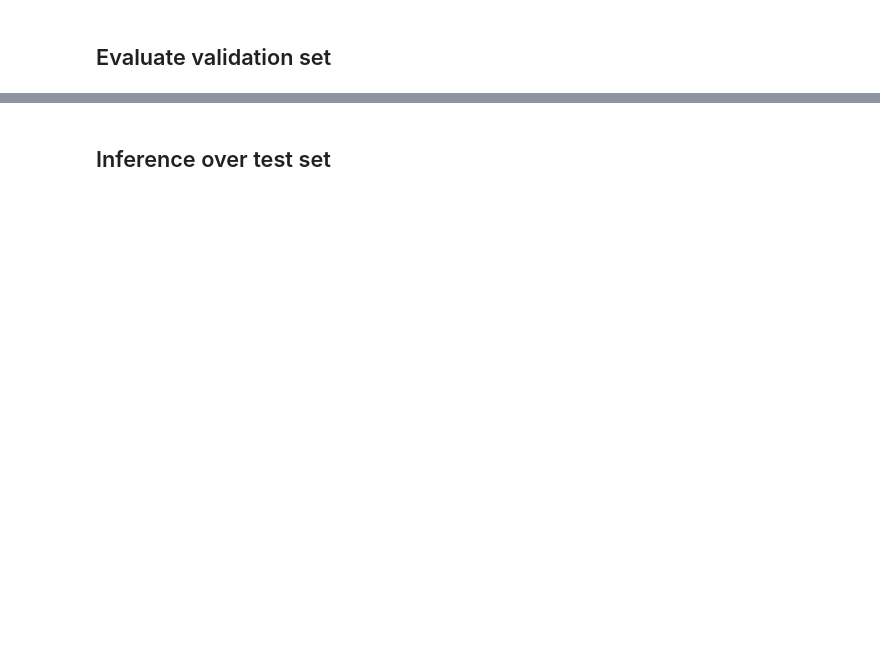
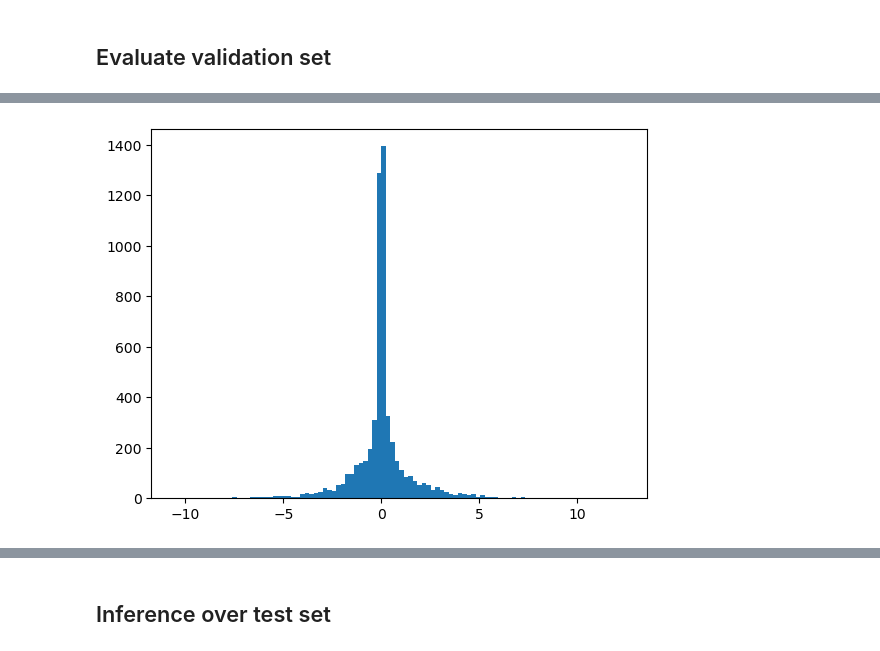
Before and after one commit to ignacioreyes/kaggle_model_runtime, a Jupyter notebook: train_layout.ipynb, the cells around one changed output, grey strips where cells are left out. Drawn from its saved outputs; the diff is of its cells as text; code cells hidden in the pictures; blank space fills up the shorter version.

```diff
--- a/train_layout.ipynb
+++ b/train_layout.ipynb
@@ -144,2 +165,4 @@ mlp.dense_layer_node_3.kernel.numpy().shape
 # %%
-plt.hist(mlp.dense_layer_global_3.kernel.numpy().flatten(), bins=100);
+plt.hist(mlp.dense_layer_global_1.kernel.numpy().flatten(), bins=100);
+# %% [output]
+[figure, added]
```
Also changed, not shown: parts of 24 cells of this notebook, 1 other file.
